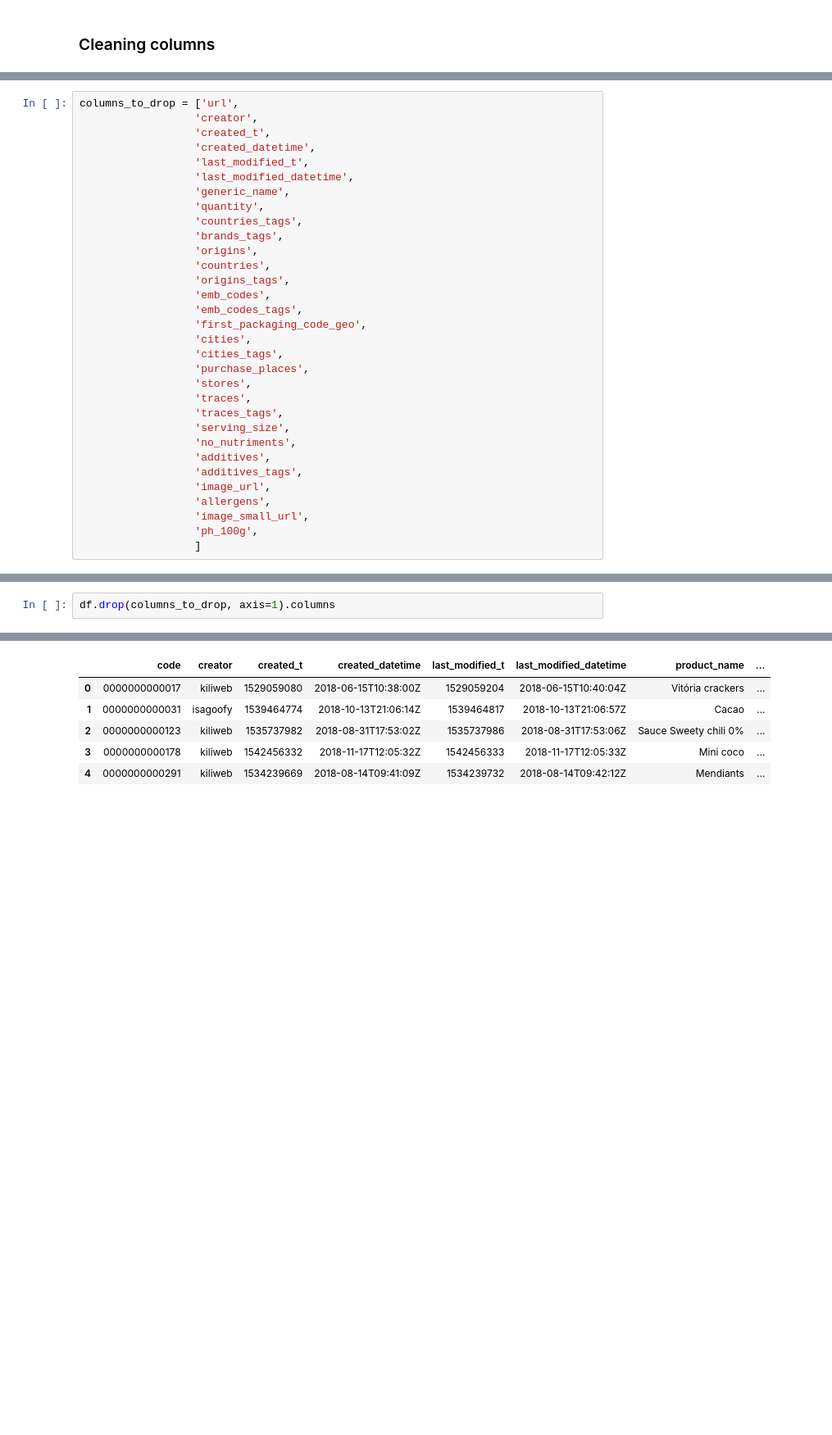
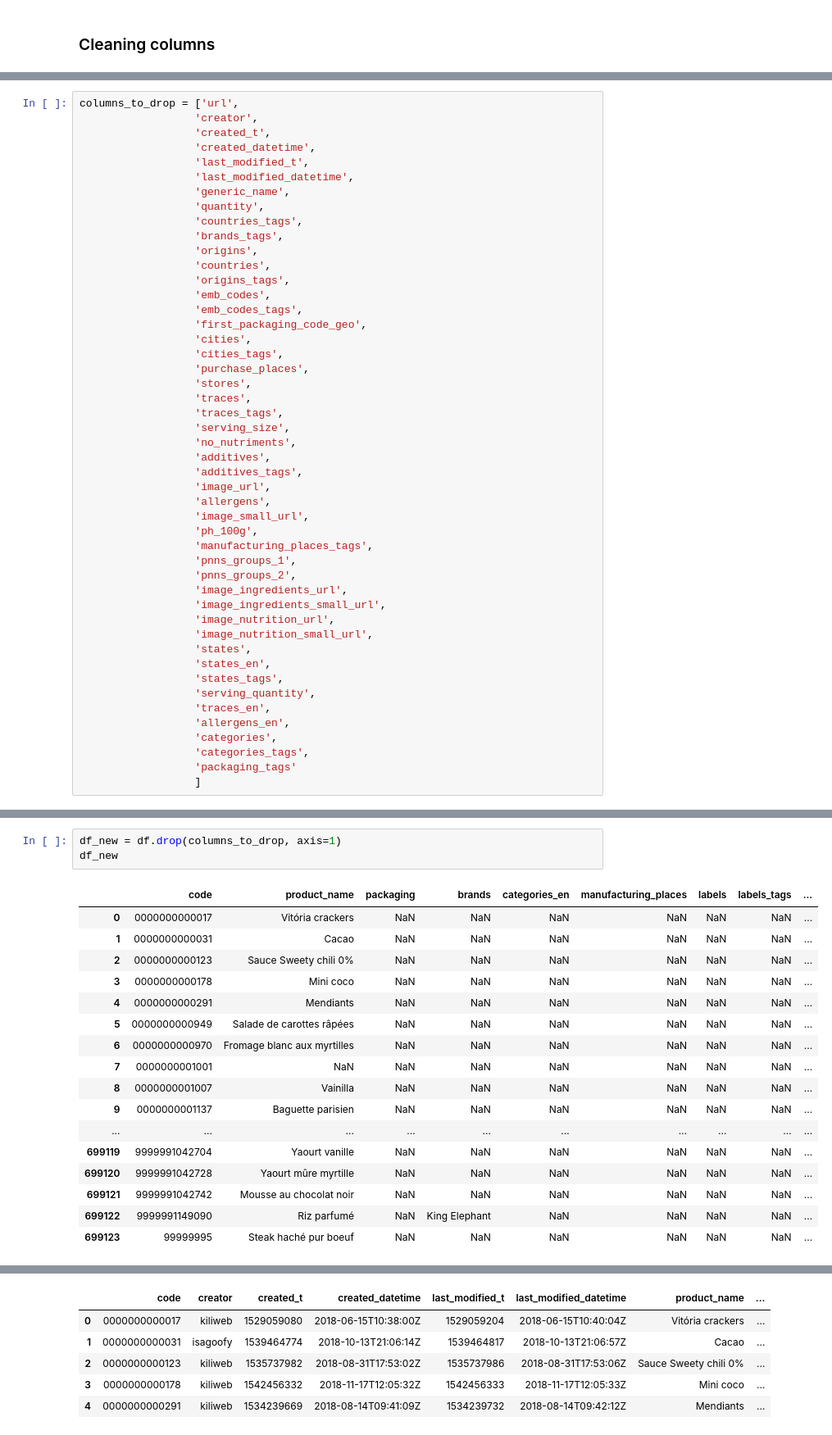
Before and after one commit to AhmedAhres/whats-on-my-plate, a Jupyter notebook: Project.ipynb, the cells around one changed output, grey strips where cells are left out. Shown at 82% size. Saved outputs shown, nothing was run; the diff lists cells and outputs as text; blank space fills up the shorter version.

Commit message:
Deleted more columns and added explanation

```diff
--- a/Project.ipynb
+++ b/Project.ipynb
@@ -150,4 +150,20 @@ columns_to_drop = ['url',
                   'allergens',
                   'image_small_url',
                   'ph_100g',
+                  'manufacturing_places_tags',
+                  'pnns_groups_1',
+                  'pnns_groups_2',
+                  'image_ingredients_url',
+                  'image_ingredients_small_url',
+                  'image_nutrition_url',
+                  'image_nutrition_small_url',
+                  'states',
+                  'states_en',
+                  'states_tags',
+                  'serving_quantity',
+                  'traces_en',
+                  'allergens_en',
+                  'categories',
+                  'categories_tags',
+                  'packaging_tags'
                   ]
@@ -154,3 +172,21 @@ columns_to_drop = ['url',
 # %%
-df.drop(columns_to_drop, axis=1).columns
+df_new = df.drop(columns_to_drop, axis=1)
+df_new
 # %% [output]
+|  | code | product_name | packaging | brands | categories_en | manufacturing_places | labels | labels_tags | ... |
+| 0 | 0000000000017 | Vitória crackers | NaN | NaN | NaN | NaN | NaN | NaN | ... |
+| 1 | 0000000000031 | Cacao | NaN | NaN | NaN | NaN | NaN | NaN | ... |
+| 2 | 0000000000123 | Sauce Sweety chili 0% | NaN | NaN | NaN | NaN | NaN | NaN | ... |
+| 3 | 0000000000178 | Mini coco | NaN | NaN | NaN | NaN | NaN | NaN | ... |
+| 4 | 0000000000291 | Mendiants | NaN | NaN | NaN | NaN | NaN | NaN | ... |
+| 5 | 0000000000949 | Salade de carottes râpées | NaN | NaN | NaN | NaN | NaN | NaN | ... |
+| 6 | 0000000000970 | Fromage blanc aux myrtilles | NaN | NaN | NaN | NaN | NaN | NaN | ... |
+| 7 | 0000000001001 | NaN | NaN | NaN | NaN | NaN | NaN | NaN | ... |
+| 8 | 0000000001007 | Vainilla | NaN | NaN | NaN | NaN | NaN | NaN | ... |
+| 9 | 0000000001137 | Baguette parisien | NaN | NaN | NaN | NaN | NaN | NaN | ... |
+| ... | ... | ... | ... | ... | ... | ... | ... | ... | ... |
+| 699119 | 9999991042704 | Yaourt vanille | NaN | NaN | NaN | NaN | NaN | NaN | ... |
+| 699120 | 9999991042728 | Yaourt mûre myrtille | NaN | NaN | NaN | NaN | NaN | NaN | ... |
+| 699121 | 9999991042742 | Mousse au chocolat noir | NaN | NaN | NaN | NaN | NaN | NaN | ... |
+| 699122 | 9999991149090 | Riz parfumé | NaN | King Elephant | NaN | NaN | NaN | NaN | ... |
+| 699123 | 99999995 | Steak haché pur boeuf | NaN | NaN | NaN | NaN | NaN | NaN | ... |
```
Also changed, not shown: parts of 3 cells of this notebook.
